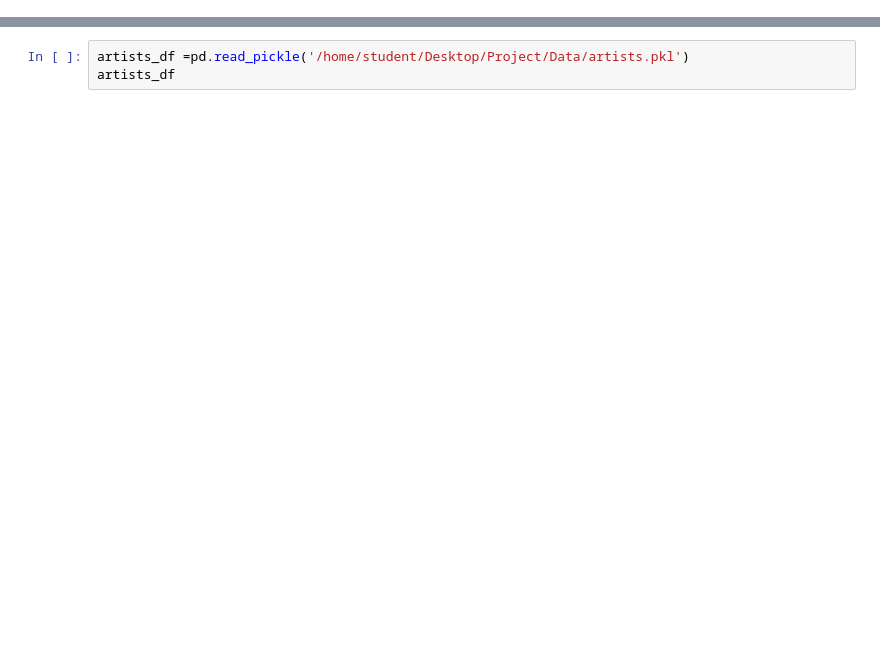
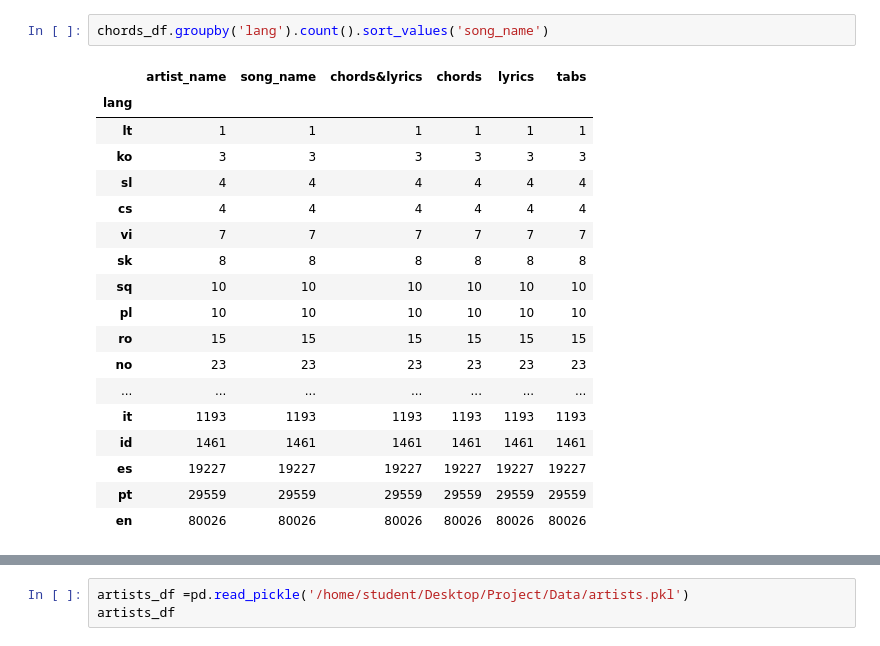
Before and after one commit to eitanbentora/NLP-Project-Hit-Machine, a Jupyter notebook: Code/DataCleaning/data_cleaning.ipynb, the cells around one changed output, grey strips where cells are left out. Saved outputs shown, nothing was run; the diff lists cells and outputs as text; blank space fills up the shorter version.

```diff
--- a/Code/DataCleaning/data_cleaning.ipynb
+++ b/Code/DataCleaning/data_cleaning.ipynb
@@ -19,0 +27,21 @@ chords_df
+# %%
+chords_df.groupby('lang').count().sort_values('song_name')
+# %% [output]
+|  | artist_name | song_name | chords&lyrics | chords | lyrics | tabs |
+| lang |  |  |  |  |  |  |
+| lt | 1 | 1 | 1 | 1 | 1 | 1 |
+| ko | 3 | 3 | 3 | 3 | 3 | 3 |
+| sl | 4 | 4 | 4 | 4 | 4 | 4 |
+| cs | 4 | 4 | 4 | 4 | 4 | 4 |
+| vi | 7 | 7 | 7 | 7 | 7 | 7 |
+| sk | 8 | 8 | 8 | 8 | 8 | 8 |
+| sq | 10 | 10 | 10 | 10 | 10 | 10 |
+| pl | 10 | 10 | 10 | 10 | 10 | 10 |
+| ro | 15 | 15 | 15 | 15 | 15 | 15 |
+| no | 23 | 23 | 23 | 23 | 23 | 23 |
+| ... | ... | ... | ... | ... | ... | ... |
+| it | 1193 | 1193 | 1193 | 1193 | 1193 | 1193 |
+| id | 1461 | 1461 | 1461 | 1461 | 1461 | 1461 |
+| es | 19227 | 19227 | 19227 | 19227 | 19227 | 19227 |
+| pt | 29559 | 29559 | 29559 | 29559 | 29559 | 29559 |
+| en | 80026 | 80026 | 80026 | 80026 | 80026 | 80026 |
```
Also changed, not shown: parts of 11 cells of this notebook, 3 other files.
